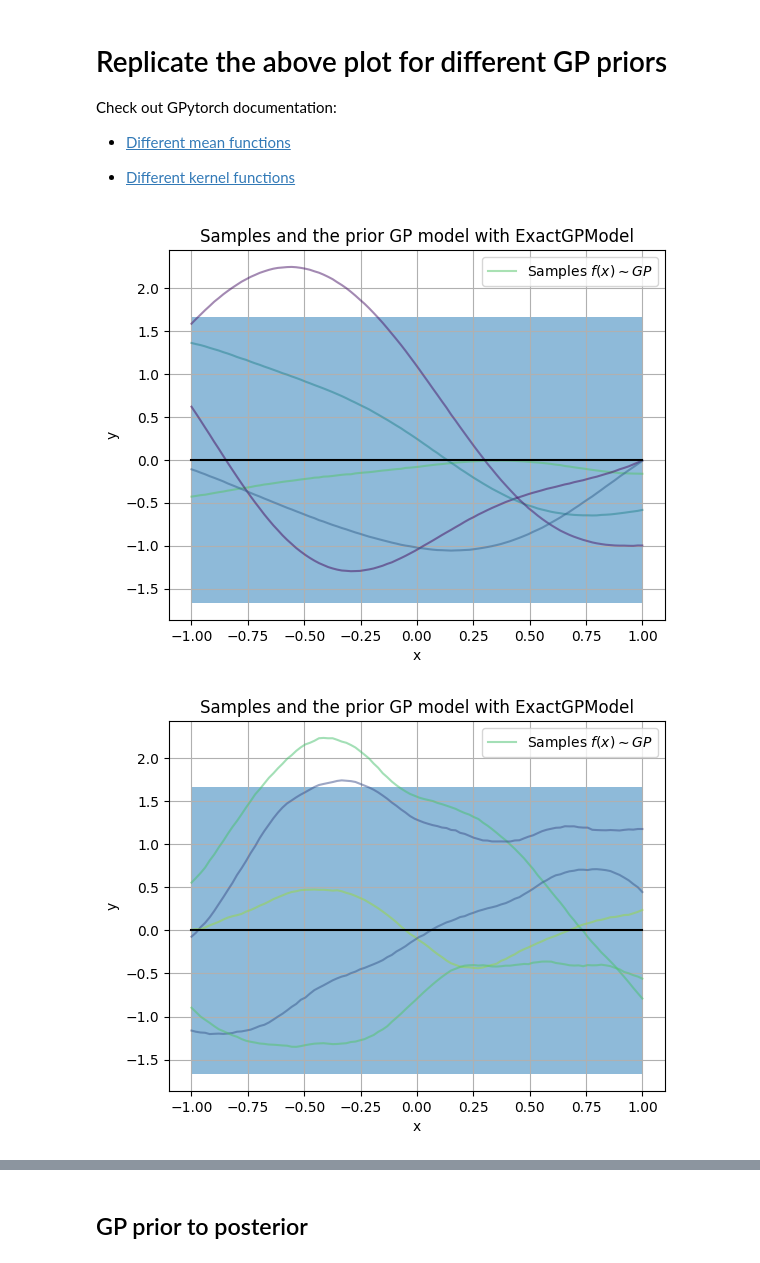
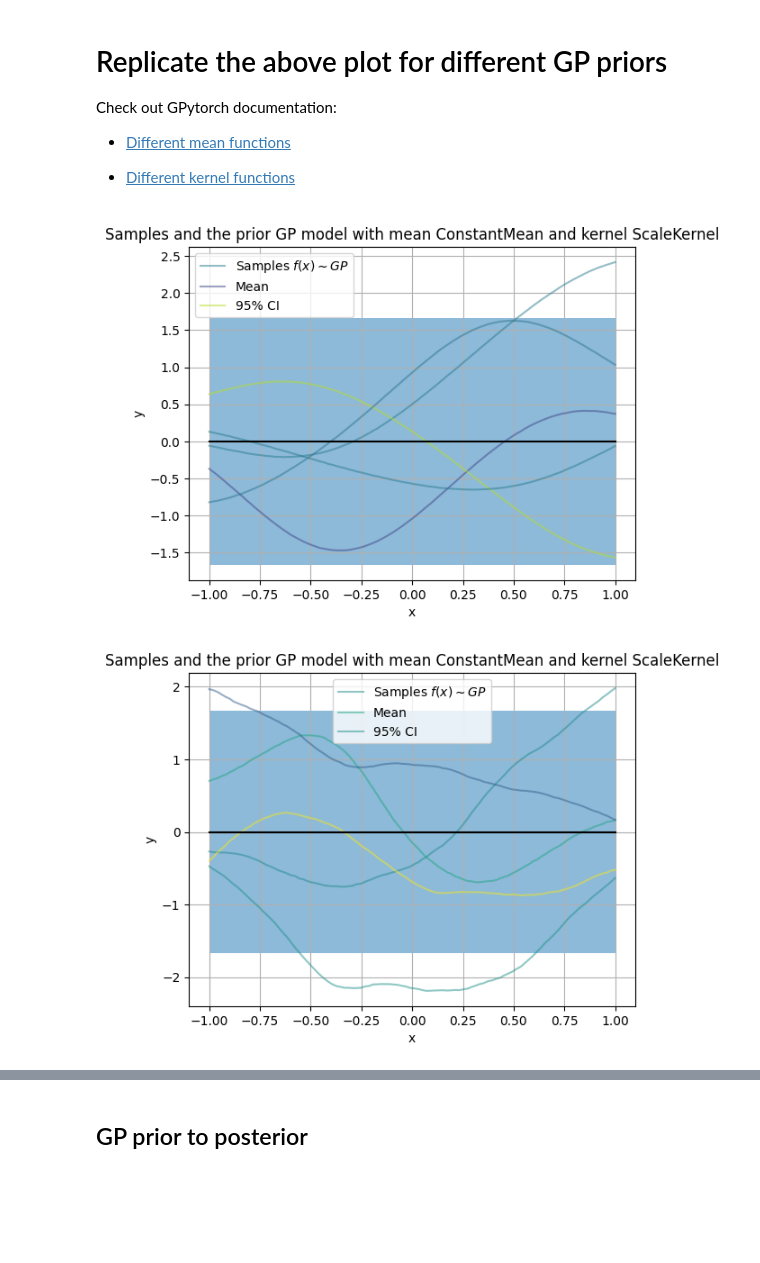
Before and after one commit to iurteagalab/stats_for_ai, a Jupyter notebook: labs_full/lab_06_gp_regression_full.ipynb, the cells around one changed output, grey strips where cells are left out. Drawn from its saved outputs; the diff is of its cells as text; code cells hidden in the pictures; blank space fills up the shorter version.

Commit message:
Revised titles

```diff
--- a/labs_full/lab_06_gp_regression_full.ipynb
+++ b/labs_full/lab_06_gp_regression_full.ipynb
@@ -213,28 +213,28 @@ for mean_f, kernel_f in mean_kernel_pairs:
 # %%
 # Plot the prior GP model, along with some samples, from each prior GP model
 for gp_model in gp_models:
     with torch.no_grad():
         # Instantiate the prior at x
         gp_model_prior = gp_model(x)
 
         # Plot the prior GP model
         plt.figure()
         for _ in range(5):
             sample = gp_model_prior.sample()
             # Plot the samples, changing the color each sample
             # to make it easier to see the samples
             plt.plot(x.numpy(), sample.numpy(),
                     color=plt.cm.viridis(torch.rand(1).item()), alpha=0.5)
         # Plot the mean
         plt.plot(x.numpy(), gp_model_prior.mean.numpy(), 'k')
         # Plot the 95% confidence interval
         lower, upper = gp_model_prior.confidence_region()
         plt.fill_between(x.numpy(), lower.numpy(), upper.numpy(), alpha=0.5)
-        plt.title('Samples and the prior GP model with %s' % gp_model.__class__.__name__)
+        plt.title('Samples and the prior GP model with mean %s and kernel %s' % (gp_model.mean_module.__class__.__name__, gp_model.covar_module.__class__.__name__))
         plt.xlabel('x')
         plt.ylabel('y')
         plt.grid()
-        plt.legend(['Samples $f(x) \\sim GP$'])
+        plt.legend(['Samples $f(x) \\sim GP$', 'Mean', '95% CI'])
 # %% [output]
-[figure, old version]
+[figure, new version]
-[figure, old version]
+[figure, new version]
```
Also changed, not shown: parts of 24 cells of this notebook.
